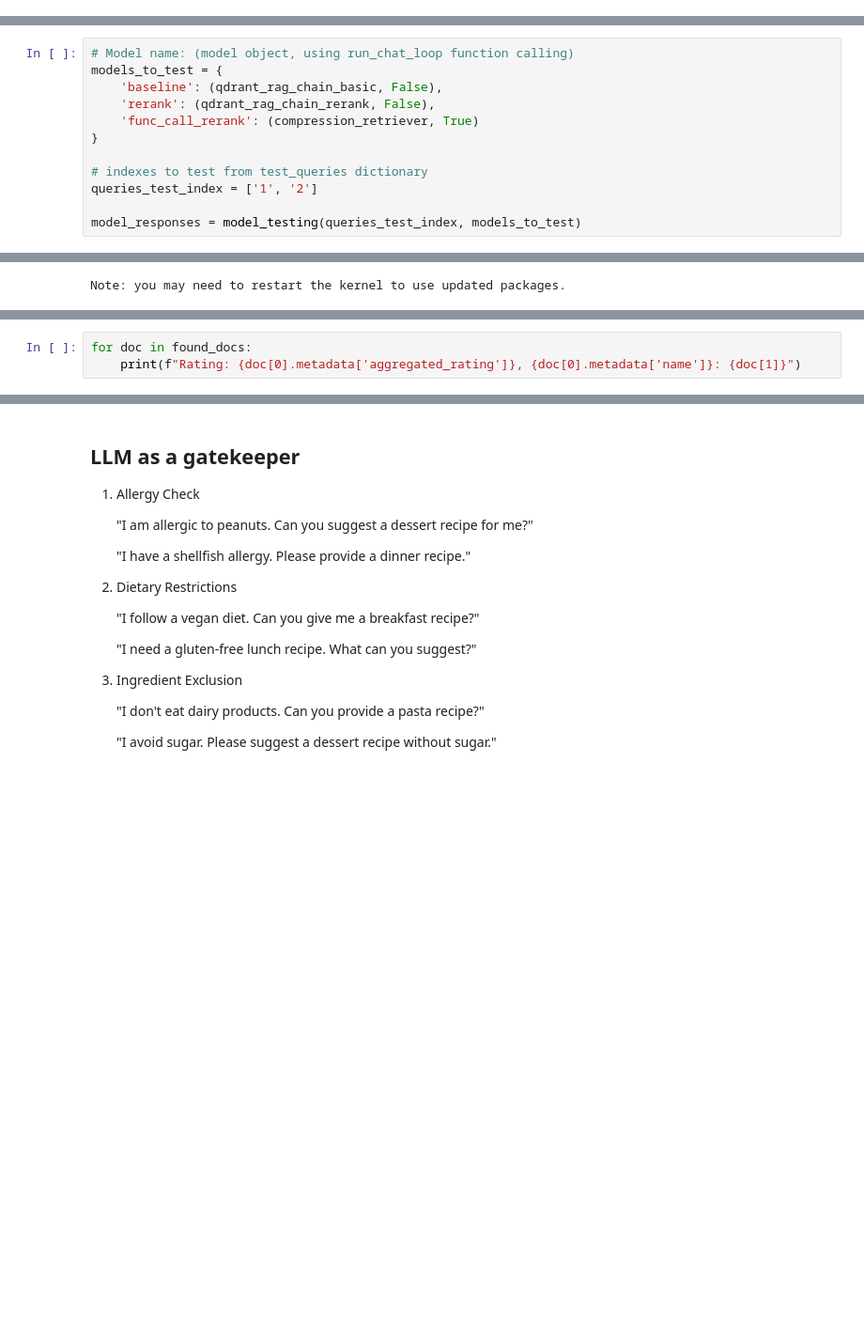
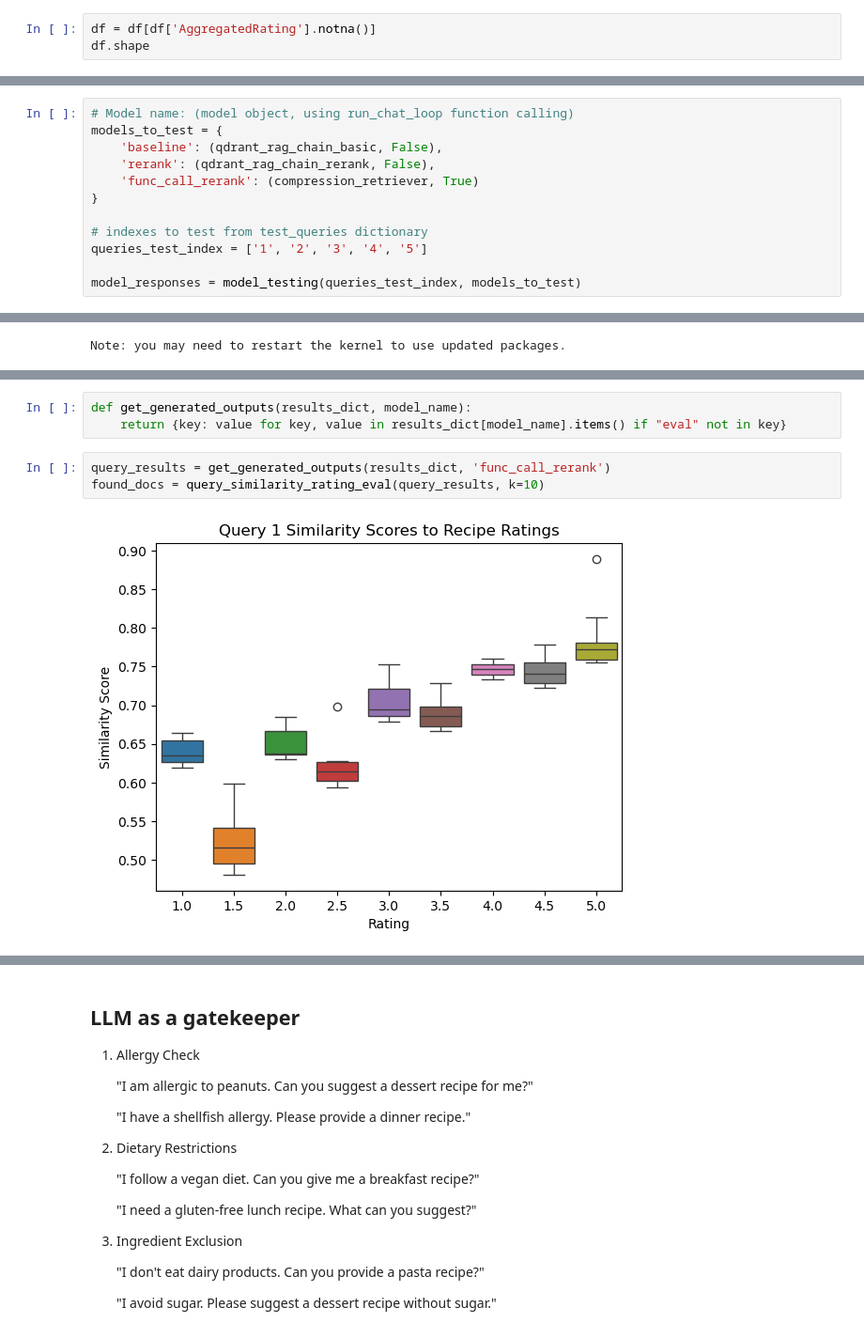
Before and after one commit to devinsuy/Enterprise-RAG, a Jupyter notebook: notebooks/eval_high_low_similarity.ipynb, the cells around one changed output, grey strips where cells are left out. Shown at 94% size. Cells and saved outputs as stored; diff of their text form; blank space fills up the shorter version.

Commit message:
Similarity Eval

```diff
--- a/notebooks/eval_high_low_similarity.ipynb
+++ b/notebooks/eval_high_low_similarity.ipynb
@@ -63,3 +63,6 @@ Index(['RecipeId', 'Name', 'AuthorId', 'AuthorName', 'CookTime', 'PrepTime',
 str(df.iloc[0]['Combined_Features_Clean'])
 # %% [output]
 'Low-Fat Berry Blue Frozen Dessert Frozen Desserts Make share Low-Fat Berry Blue Frozen Dessert recipe Food.com. Dessert Low Protein Low Cholesterol Healthy Free Of... Summer Weeknight Freezer Easy'
+# %%
+df = df[df['AggregatedRating'].notna()]
+df.shape
@@ -890,7 +895,7 @@ models_to_test = {
 }
 
 # indexes to test from test_queries dictionary
-queries_test_index = ['1', '2']
+queries_test_index = ['1', '2', '3', '4', '5']
 
 model_responses = model_testing(queries_test_index, models_to_test)
 # %% [output]
@@ -1014,3 +969,0 @@ found_docs
-# %%
-for doc in found_docs:
-    print(f"Rating: {doc[0].metadata['aggregated_rating']}, {doc[0].metadata['name']}: {doc[1]}")
@@ -1020,0 +1022,8 @@ IndexError: list index out of range
+# %%
+def get_generated_outputs(results_dict, model_name):
+    return {key: value for key, value in results_dict[model_name].items() if "eval" not in key}
+# %%
+query_results = get_generated_outputs(results_dict, 'func_call_rerank')
+found_docs = query_similarity_rating_eval(query_results, k=10)
+# %% [output]
+[figure, added]
```
Also changed, not shown: parts of 22 cells of this notebook, 1 other file.
